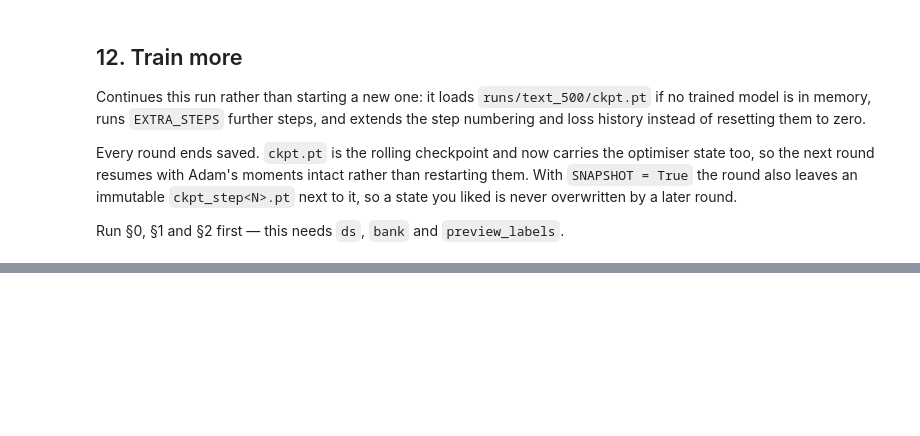
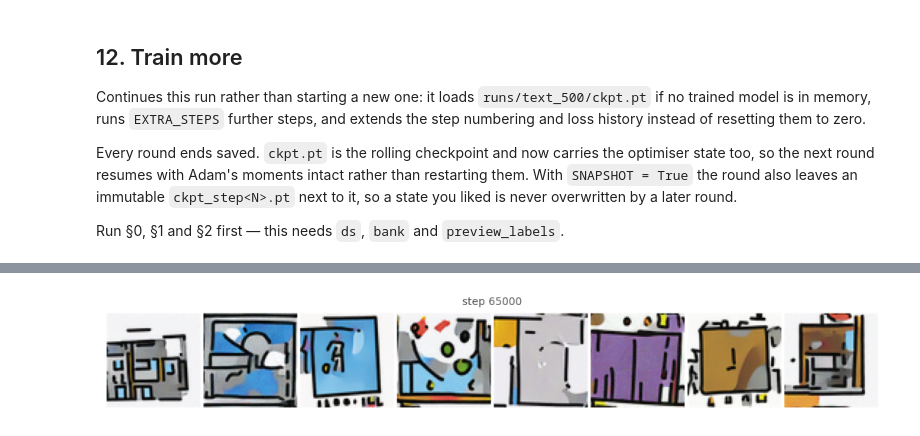
Before and after one commit to DjordjeStojiljkovic/diffusion_for_emojis, a Jupyter notebook: train_text.ipynb, the cells around one changed output, grey strips where cells are left out. Saved outputs shown, nothing was run; the diff lists cells and outputs as text; code cells hidden in the pictures; blank space fills up the shorter version.

```diff
--- a/train_text.ipynb
+++ b/train_text.ipynb
@@ -662,0 +1013,80 @@ plot_losses(losses, k=max(1, len(losses) // 100),
+# %%
+# ── edit me ───────────────────────────────────────────────────────────
+EXTRA_STEPS = 20_000
+SNAPSHOT    = True     # keep this round's weights under their own name
+# ──────────────────────────────────────────────────────────────────────
+from dataloader import train_val_split
+from evaluate_run import build_model
+
+more_run = Run(AUG_NAME)
+more_train, more_val = train_val_split(AUG_GEOM, label_col="name",
+                                       holdout="variant", val_variants=2)
+
+name_to_idx = {n: i for i, n in enumerate(more_train.classes)}
+more_preview = torch.tensor([name_to_idx[n] for n in PREVIEW_NAMES])
+
+if not {"model_aug", "ema_aug"} <= globals().keys():
+    # The CLIP bank is a buffer inside the checkpoint, so build_model restores
+    # the exact conditioning space this model was trained on. That removes the
+    # bank-mismatch failure the older §12 cell has to guard against.
+    checkpoint = more_run.load_checkpoint(map_location=DEVICE)
+    model_aug, _ = build_model(checkpoint["model"])
+    ema_aug, _ = build_model(checkpoint["ema"])
+    model_aug.load_state_dict(checkpoint["model"])
+    ema_aug.load_state_dict(checkpoint["ema"])
+    model_aug, ema_aug = model_aug.to(DEVICE), ema_aug.to(DEVICE)
+    ema_aug.requires_grad_(False)
+    ema_aug.eval()
+    model_aug.text_dropout = TEXT_DROPOUT
+
+    resume_step, optimizer_state = checkpoint["step"], checkpoint.get("opt")
+    print(f"restored from step {resume_step}" + ("" if optimizer_state else
+          "  (no optimiser state — Adam restarts, expect a brief loss bump)"))
+else:
+    resume_step, optimizer_state = more_run.config.get("steps_completed", 0), None
+    print(f"continuing the model already in memory, at step {resume_step}")
+
+if model_aug.num_classes != more_train.num_classes:
+    raise RuntimeError(
+        f"checkpoint conditions on {model_aug.num_classes} names but the dataset has "
+        f"{more_train.num_classes}: these are different vocabularies, so resuming "
+        "would extend a model whose conditioning no longer matches the labels."
+    )
+
+past_losses, past_val = more_run.load_loss_history()
+
+model_aug, ema_aug, losses_aug, diff_aug = train(
+    model_aug, more_train, more_run, val_dataset=more_val,
+    steps=EXTRA_STEPS, batch_size=AUG_BATCH, lr=LR, timesteps=T,
+    ema_decay=EMA_DECAY, log_every=AUG_LOG_EVERY,
+    val_every=AUG_VAL_EVERY, val_max_images=AUG_VAL_IMAGES,
+    checkpoint_every=AUG_CHECKPOINT_EVERY,
+    preview_every=AUG_PREVIEW_EVERY, preview_labels=more_preview,
+    preview_ddim_steps=DDIM_STEPS, guidance_scale=GUIDANCE,
+    num_workers=NUM_WORKERS, device=DEVICE, seed=SEED,
+    ema=ema_aug, start_step=resume_step, optimizer_state=optimizer_state,
+    losses=past_losses, val_losses=past_val,
+    on_preview=lambda step, imgs, lbls: show_grid(imgs, ncols=8, title=f"step {step}"),
+)
+
+total_steps = more_run.read_json("config.json")["steps_completed"]
+if SNAPSHOT:
+    print("snapshot ->", more_run.save_checkpoint(
+        model_aug, ema=ema_aug, step=total_steps, filename=f"ckpt_step{total_steps:06d}.pt"))
+
+# n_fake is null so the evaluator draws one sample per name, which is what makes
+# the retrieval numbers comparable with the §13 metrics cell.
+more_run.write_json("eval.json", {
+    "dataset": AUG_GEOM, "label_col": "name", "holdout": "variant",
+    "val_variants": 2, "real_sample": AUG_REAL_SAMPLE, "n_fake": None,
+    "guidance": GUIDANCE, "ddim_steps": DDIM_STEPS, "seed": SEED,
+})
+
+losses_aug, val_aug = more_run.load_loss_history()
+plot_losses(losses_aug, k=max(1, len(losses_aug) // 100), val_losses=val_aug,
+            title=f"{AUG_NAME} — {total_steps} steps total", path=more_run.path("loss.png"))
+
+print(f"\nnow at {total_steps} steps.  score it offline with:")
+print(f"    python evaluate_run.py {AUG_NAME}"
+      + (f" --checkpoint ckpt_step{total_steps:06d}.pt" if SNAPSHOT else ""))
+# %% [output]
@@ -662,0 +1105 @@ plot_losses(losses, k=max(1, len(losses) // 100),
+[figure, added]
```
Also changed, not shown: parts of 20 cells of this notebook, 13 other files.
